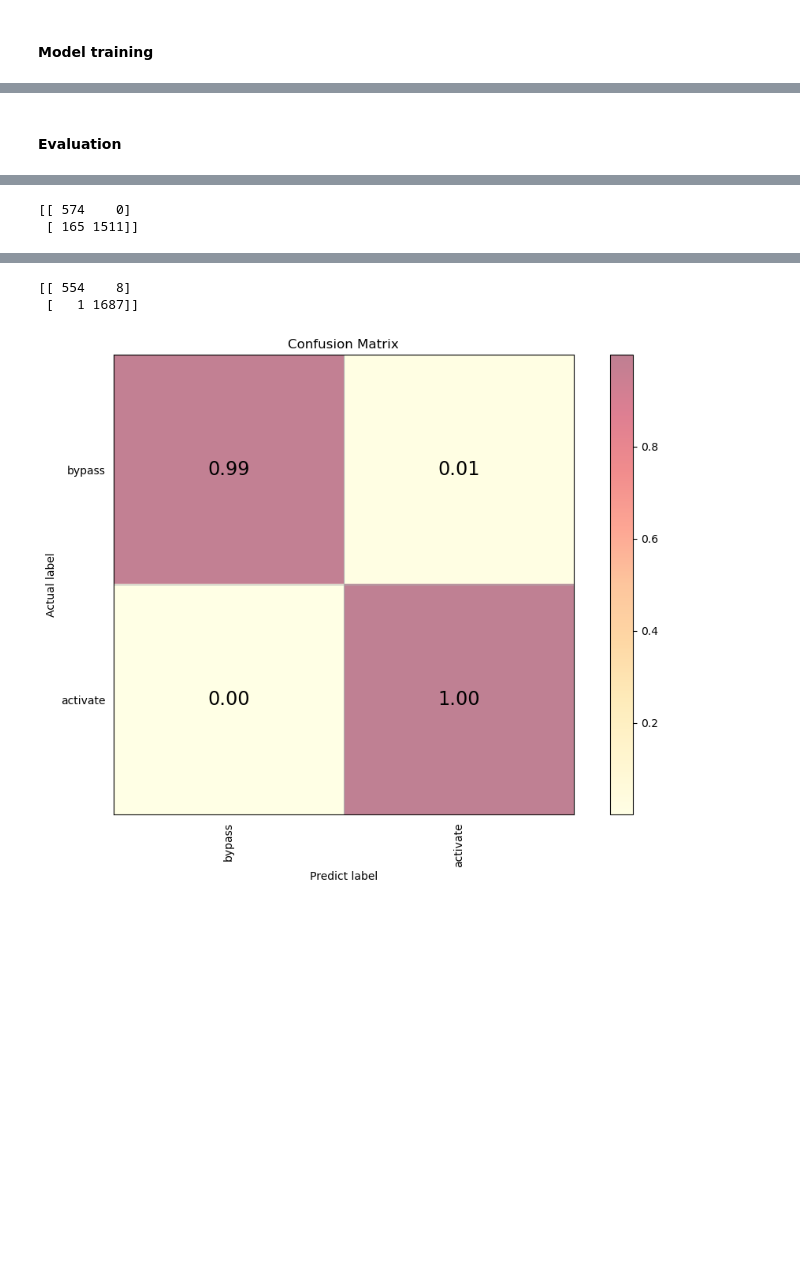
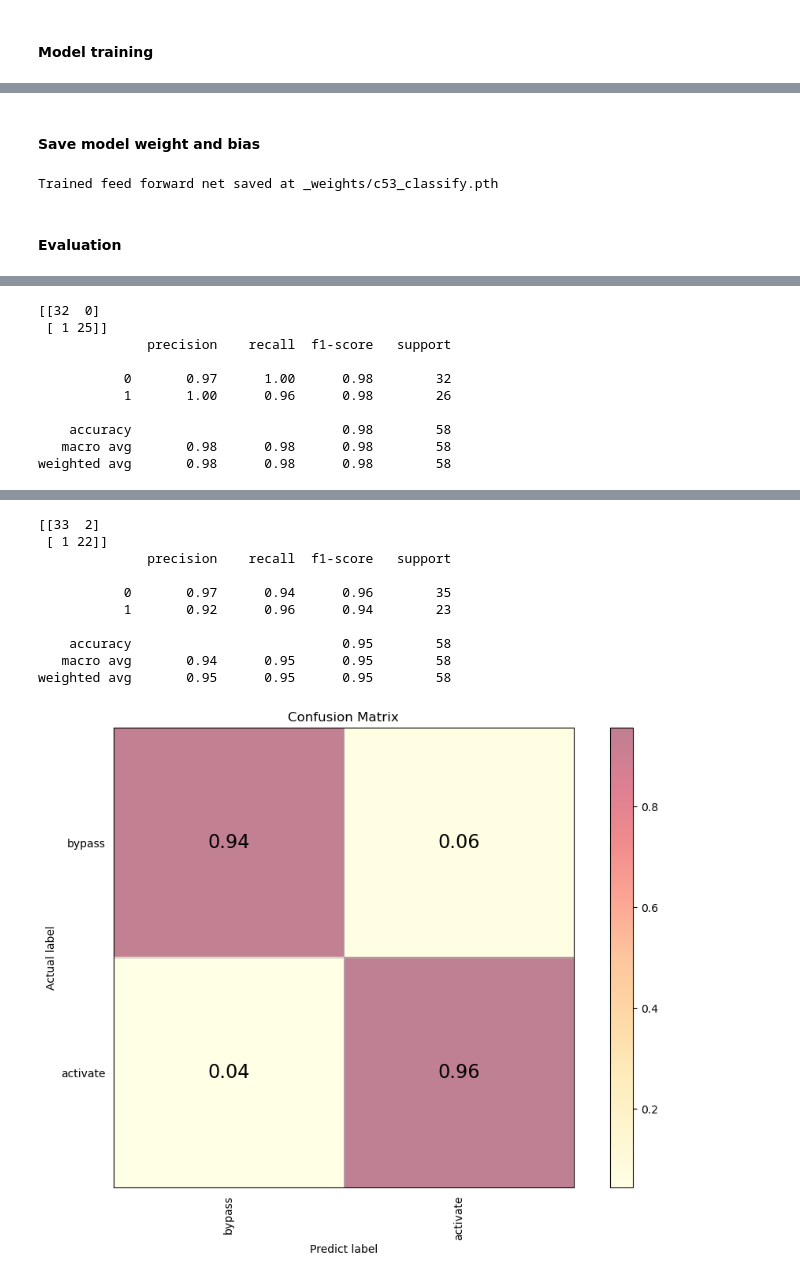
Before and after one commit to DCisHurt/Guitar-MIR, a Jupyter notebook: ex2_effect_classification.ipynb, the cells around one changed output, grey strips where cells are left out. Saved outputs shown, nothing was run; the diff lists cells and outputs as text; code cells hidden in the pictures; blank space fills up the shorter version.

```diff
--- a/ex2_effect_classification.ipynb
+++ b/ex2_effect_classification.ipynb
@@ -11,8 +20,9 @@ import matplotlib.pyplot as plt
 ### Load dataset
 # %%
 from src.gtfxdataset import GtFxDataset
+from src.util import plot_spectrogram
 
-AUDIO_DIR = "_assets/DATASET/GT-FX-ALL/"
+AUDIO_DIR = "_assets/DATASET/GT-FX-SINGLE/"
 ANNOTATIONS_FILE = os.path.join(AUDIO_DIR, "annotation.csv")
 
 SAMPLE_RATE = 22050
@@ -56,8 +66,11 @@ fxData = GtFxDataset(ANNOTATIONS_FILE,
                         NUM_SAMPLES,
                         device)
 
-signal, _, _, _, _ = fxData[0]
+signal, _, _, _, filename = fxData[0]
 print(f"There are {len(fxData)} samples in the dataset.")
 print(f"Shape of signal: {signal.shape}")
+
+print("input feature:")
+log_writer.add_figure("Input Feature", plot_spectrogram(signal[0], title="MFCC"))
 # %% [output]
 Using device cpu
@@ -68,7 +83,7 @@ Shape of signal: torch.Size([1, 64, 64])
 # %%
 from src.classifier import train
 
-BATCH_SIZE = 128
+BATCH_SIZE = round(len(fxData) / 200)
 
 split_ratio = [0.8, 0.1, 0.1]
 train_set, test_set, val_set = torch.utils.data.random_split(fxData, lengths=split_ratio)
@@ -80,18 +95,15 @@ val_dataloader = train.create_data_loader(val_set, BATCH_SIZE)
 #### Model training
 # %%
 from src.classifier import model
+from torch import nn
 
 LEARNING_RATE = 0.001
 EPOCHS = 10
 
-WEIGHTS_DIR = "_weights/"
-WEIGHTS_FILE = os.path.join(WEIGHTS_DIR, "c55_classify.pth")
-
-if not os.path.exists('%s' % WEIGHTS_DIR):
-    os.makedirs('%s' % WEIGHTS_DIR)
-
 # construct model and assign it to device
 cnn = model.Classifier().to(device)
+
+log_writer.add_graph(cnn, signal.unsqueeze_(0))
 
 # initialise loss funtion + optimiser
 loss_fn = nn.BCEWithLogitsLoss()
@@ -104,10 +116,7 @@ train.train(cnn,
             loss_fn,
             optimiser,
             device,
+            log_writer,
             EPOCHS)
-
-# save model
-torch.save(cnn.state_dict(), WEIGHTS_FILE)
-print("Trained feed forward net saved at %s" %(WEIGHTS_FILE))
 # %% [output]
 Epoch 1
@@ -130,3 +139,17 @@ Trained feed forward net saved at _weights/c55_classify.pth
+# %% [markdown]
+#### Save model weight and bias
+# %%
+WEIGHTS_DIR = "_weights/"
+WEIGHTS_FILE = os.path.join(WEIGHTS_DIR, EXPERIMENT_NAME + ".pth")
+
+if not os.path.exists('%s' % WEIGHTS_DIR):
+    os.makedirs('%s' % WEIGHTS_DIR)
+
+# save model
+torch.save(cnn.state_dict(), WEIGHTS_FILE)
+print("Trained feed forward net saved at %s" %(WEIGHTS_FILE))
+# %% [output]
+Trained feed forward net saved at _weights/c53_classify.pth
 # %% [markdown]
 #### Evaluation
 # %%
@@ -134,13 +157,14 @@ from sklearn.metrics import confusion_matrix, classification_report
 from src.util import plot_confusion_matrix
 
 labels_ID = ['bypass', 'activate']
+EFFECT_MAP = ["distortion", "chorus", "tremolo", "delay", "reverb"]
 
 cnn = model.Classifier().to(device)
 
 state_dict = torch.load(WEIGHTS_FILE)
 cnn.load_state_dict(state_dict)
 
-log = train.test(cnn, val_dataloader, device, mode="multi")
+_, _, log = train.test(cnn, val_dataloader, device)
 
 for i in range(5):
     expected = []
@@ -150,5 +174,10 @@ for i in range(5):
         expected.append(data[2])
     mat_con = confusion_matrix(y_true=expected, y_pred=predicted)
     print(mat_con)
-    plot_confusion_matrix(mat_con, title='Confusion Matrix', classes=labels_ID)
+    print(classification_report(expected, predicted))
+
+    log_writer.add_figure("Confusion Matrix/" + EFFECT_MAP[i],
+                          plot_confusion_matrix(mat_con, title='Confusion Matrix', classes=labels_ID))
+
+log_writer.close()
 # %% [output]
@@ -170,7 +222,23 @@ Total: avg loss: 0.493550
 [figure]
-[[ 574    0]
- [ 165 1511]]
+[[32  0]
+ [ 1 25]]
+              precision    recall  f1-score   support
+
+           0       0.97      1.00      0.98        32
+           1       1.00      0.96      0.98        26
+
+    accuracy                           0.98        58
+   macro avg       0.98      0.98      0.98        58
+weighted avg       0.98      0.98      0.98        58
 [figure]
-[[ 554    8]
- [   1 1687]]
+[[33  2]
+ [ 1 22]]
+              precision    recall  f1-score   support
+
+           0       0.97      0.94      0.96        35
+           1       0.92      0.96      0.94        23
+
+    accuracy                           0.95        58
+   macro avg       0.94      0.95      0.95        58
+weighted avg       0.95      0.95      0.95        58
-[figure, old version]
+[figure, new version]
```
Also changed, not shown: parts of 7 cells of this notebook, 7 other files.
